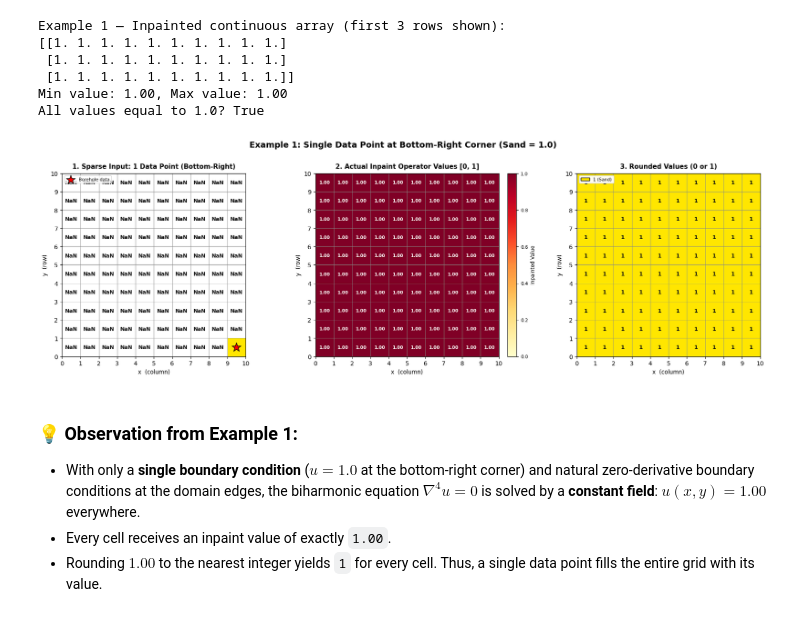
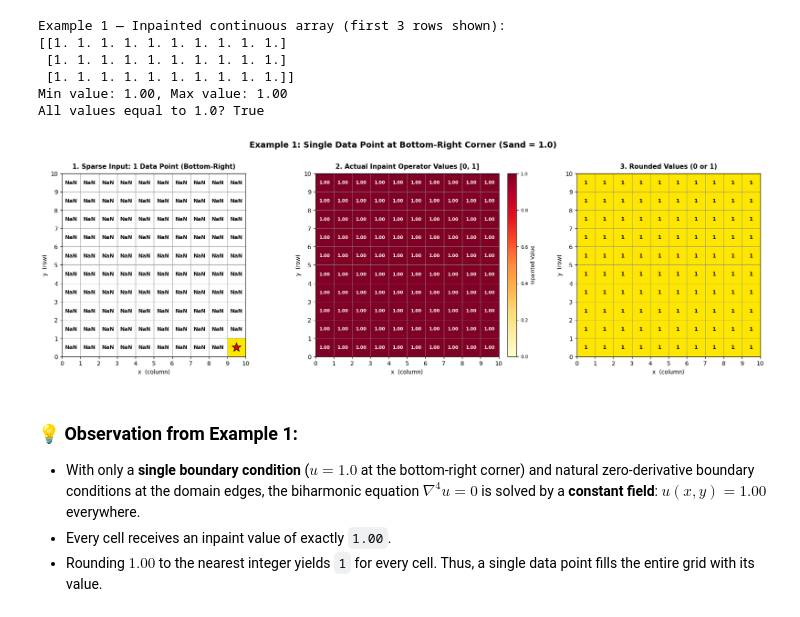
Before and after one commit to mariosgeo/Geology, a Jupyter notebook: biharmonic_one_vs_all_demo.ipynb, the cells around one changed output. Cells and saved outputs as stored; diff of their text form; code cells hidden in the pictures.

```diff
--- a/biharmonic_one_vs_all_demo.ipynb
+++ b/biharmonic_one_vs_all_demo.ipynb
@@ -82,7 +82,7 @@ GRID_N = 10  # 10x10 play grid
 # -----------------------------------------------------------------------------
 # Plotting Helpers
 # -----------------------------------------------------------------------------
-def plot_grid(arr, title, ax, show_values=True):
+def plot_grid(arr, title, ax, show_values=True, show_legend=False):
     """Render a (ny, nx) geological unit array as a categorical colour grid."""
     ny, nx = arr.shape
     for i in range(ny + 1):
@@ -108,11 +108,12 @@ def plot_grid(arr, title, ax, show_values=True):
                 ax.text(col + 0.5, row + 0.5, txt, ha='center', va='center',
                         fontsize=8.5, color='#222222', fontweight='bold', zorder=2)
 
-    patches = [mpatches.Patch(facecolor=imod_colors[u], edgecolor='k', label=f"{u}: {imod_labels[u]}")
-               for u in sorted(present_units)]
-    if np.any(np.isnan(arr)):
-        patches.append(mpatches.Patch(facecolor='#F0F0F0', edgecolor='k', label='NaN (empty)'))
-    ax.legend(handles=patches, loc='upper left', fontsize=7.5, framealpha=0.95)
+    if show_legend:
+        patches = [mpatches.Patch(facecolor=imod_colors[u], edgecolor='k', label=f"{u}: {imod_labels[u]}")
+                   for u in sorted(present_units)]
+        if np.any(np.isnan(arr)):
+            patches.append(mpatches.Patch(facecolor='#F0F0F0', edgecolor='k', label='NaN (empty)'))
+        ax.legend(handles=patches, loc='upper left', fontsize=7.5, framealpha=0.95)
     ax.set_xlim(0, nx); ax.set_ylim(0, ny)
     ax.set_xticks(np.arange(nx + 1)); ax.set_yticks(np.arange(ny + 1))
     ax.set_xlabel('x  (column)', fontsize=9.5)
@@ -165,7 +166,7 @@ def plot_continuous_field(arr, title, ax, cmap='YlOrRd', vmin=0.0, vmax=1.0, cba
     ax.set_aspect('equal')
 
 
-def plot_binary_rounded(arr, title, ax, label_0='0 (Not Sand)', label_1='1 (Sand)'):
+def plot_binary_rounded(arr, title, ax, label_0='0 (Not Sand)', label_1='1 (Sand)', show_legend=False):
     """Render a rounded binary field (0 or 1)."""
     ny, nx = arr.shape
     for i in range(ny + 1):
@@ -191,12 +192,13 @@ def plot_binary_rounded(arr, title, ax, label_0='0 (Not Sand)', label_1='1 (Sand
             ax.text(col + 0.5, row + 0.5, txt, ha='center', va='center',
                     fontsize=9, color='#111111', fontweight='bold', zorder=2)
 
-    patches = []
-    if 0 in present:
-        patches.append(mpatches.Patch(facecolor=colors[0], edgecolor='k', label=label_0))
-    if 1 in present:
-        patches.append(mpatches.Patch(facecolor=colors[1], edgecolor='k', label=label_1))
-    ax.legend(handles=patches, loc='upper left', fontsize=7.5, framealpha=0.95)
+    if show_legend:
+        patches = []
+        if 0 in present:
+            patches.append(mpatches.Patch(facecolor=colors[0], edgecolor='k', label=label_0))
+        if 1 in present:
+            patches.append(mpatches.Patch(facecolor=colors[1], edgecolor='k', label=label_1))
+        ax.legend(handles=patches, loc='upper left', fontsize=7.5, framealpha=0.95)
 
     ax.set_xlim(0, nx); ax.set_ylim(0, ny)
     ax.set_xticks(np.arange(nx + 1)); ax.set_yticks(np.arange(ny + 1))
@@ -253,27 +255,26 @@ All values equal to 1.0? True
 # %%
 # -----------------------------------------------------------------------------
 # Plot 3-panel figure for Example 1
 # -----------------------------------------------------------------------------
 fig, axes = plt.subplots(1, 3, figsize=(18, 5.5))
 
 # Panel 1: Sparse Data
 plot_binary_rounded(grid_ex1, "1. Sparse Input: 1 Data Point (Bottom-Right)", axes[0])
-axes[0].scatter(9.5, 0.5, marker='*', s=250, c='red', edgecolors='black', zorder=5, label='Borehole data')
-axes[0].legend(loc='upper left', fontsize=7.5)
+axes[0].scatter(9.5, 0.5, marker='*', s=250, c='red', edgecolors='black', zorder=5)
 
 # Panel 2: Actual Biharmonic Values (Continuous)
 plot_continuous_field(inpainted_ex1, "2. Actual Inpaint Operator Values [0, 1]", axes[1],
                       cmap='YlOrRd', vmin=0.0, vmax=1.0)
 
 # Panel 3: Rounded Values (0 or 1)
 plot_binary_rounded(rounded_ex1, "3. Rounded Values (0 or 1)", axes[2])
 
 plt.suptitle("Example 1: Single Data Point at Bottom-Right Corner (Sand = 1.0)",
              fontsize=14, fontweight='bold', y=1.02)
 plt.tight_layout()
 plt.show()
 # %% [output]
-[figure, old version]
+[figure, new version]
 # %% [markdown]
 ### 💡 Observation from Example 1:
 - With only a **single boundary condition** ($u=1.0$ at the bottom-right corner) and natural zero-derivative boundary conditions at the domain edges, the biharmonic equation $\nabla^4 u = 0$ is solved by a **constant field**: $u(x, y) = 1.00$ everywhere.
```
Also changed, not shown: parts of 6 cells of this notebook.
